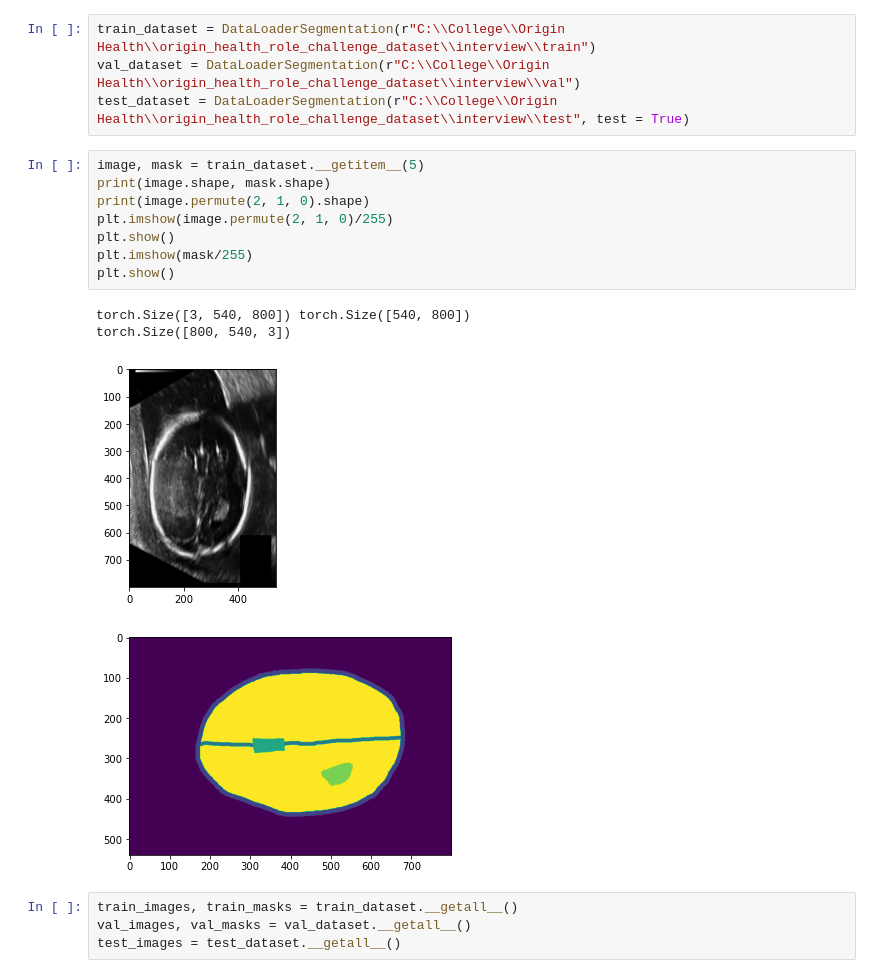
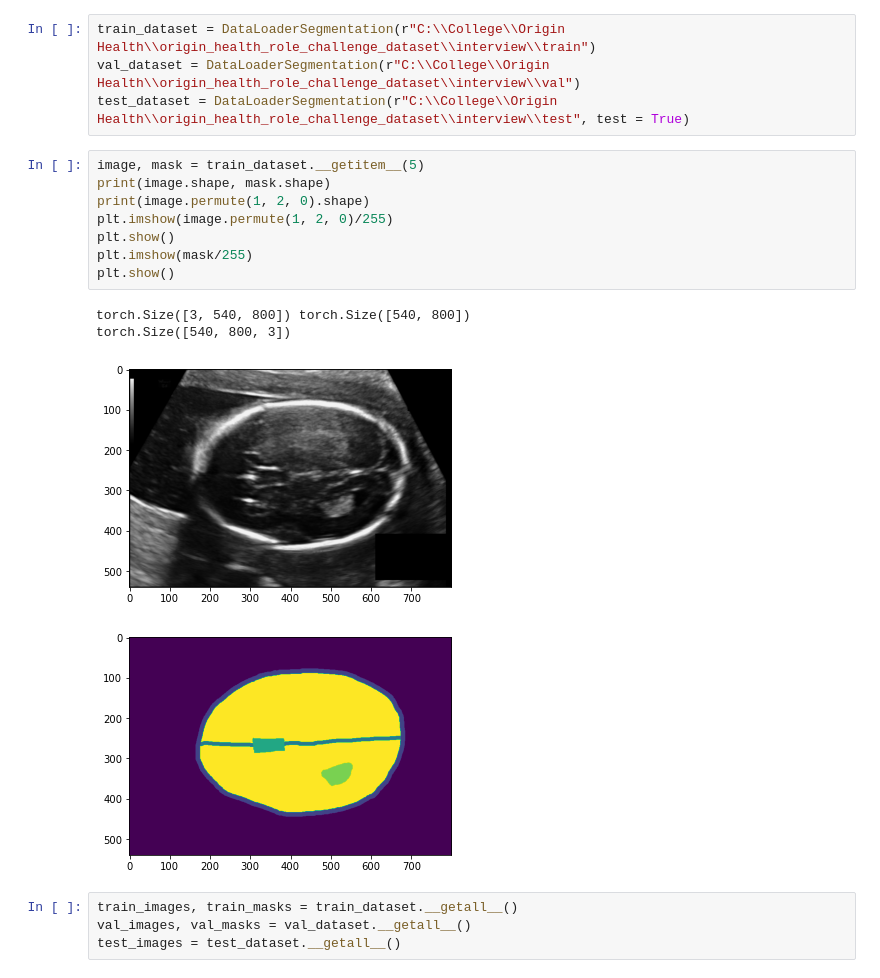
Before and after one commit to xanthan011/fetal-segmentation, a Jupyter notebook: practice-code.ipynb, the cells around one changed output. Cells and saved outputs as stored; diff of their text form.

Commit message:
changing axes from permute

```diff
--- a/practice-code.ipynb
+++ b/practice-code.ipynb
@@ -56,15 +56,15 @@ test_dataset = DataLoaderSegmentation(r"C:\\College\\Origin Health\\origin_healt
 # %%
 image, mask = train_dataset.__getitem__(5)
 print(image.shape, mask.shape)
-print(image.permute(2, 1, 0).shape)
-plt.imshow(image.permute(2, 1, 0)/255)
+print(image.permute(1, 2, 0).shape)
+plt.imshow(image.permute(1, 2, 0)/255)
 plt.show()
 plt.imshow(mask/255)
 plt.show()
 # %% [output]
 torch.Size([3, 540, 800]) torch.Size([540, 800])
-torch.Size([800, 540, 3])
+torch.Size([540, 800, 3])
-[figure, old version]
+[figure, new version]
 [figure]
 # %%
 train_images, train_masks = train_dataset.__getall__()
```
